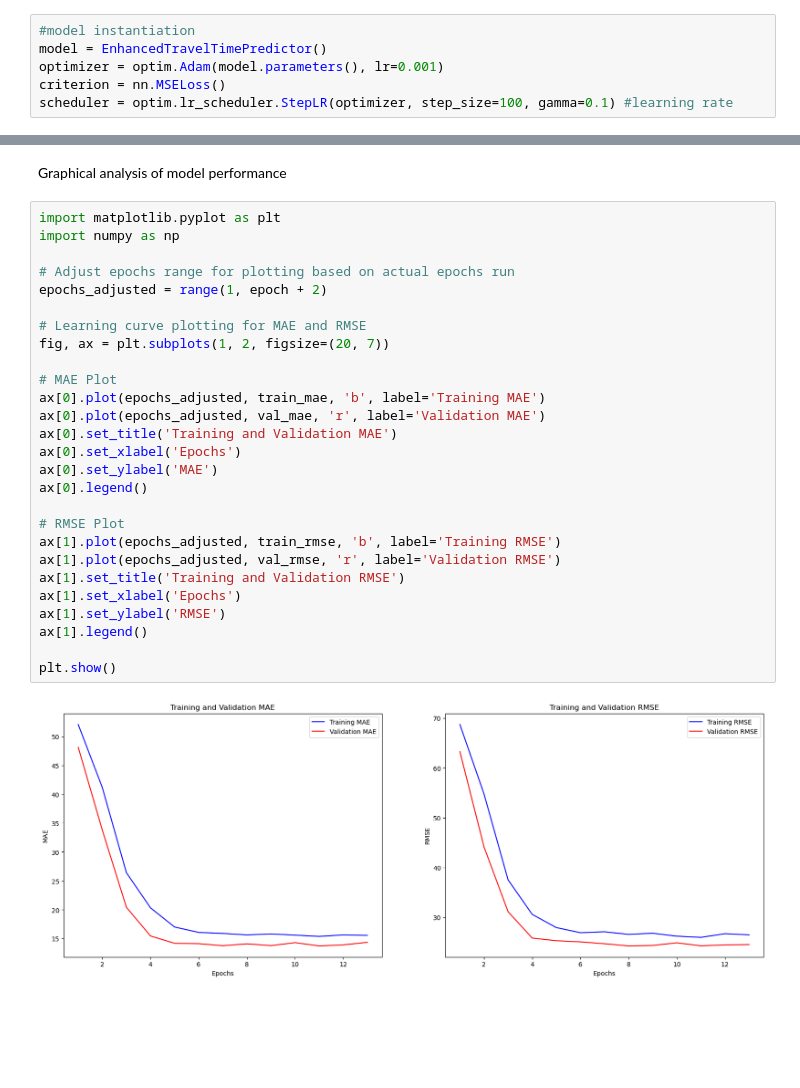
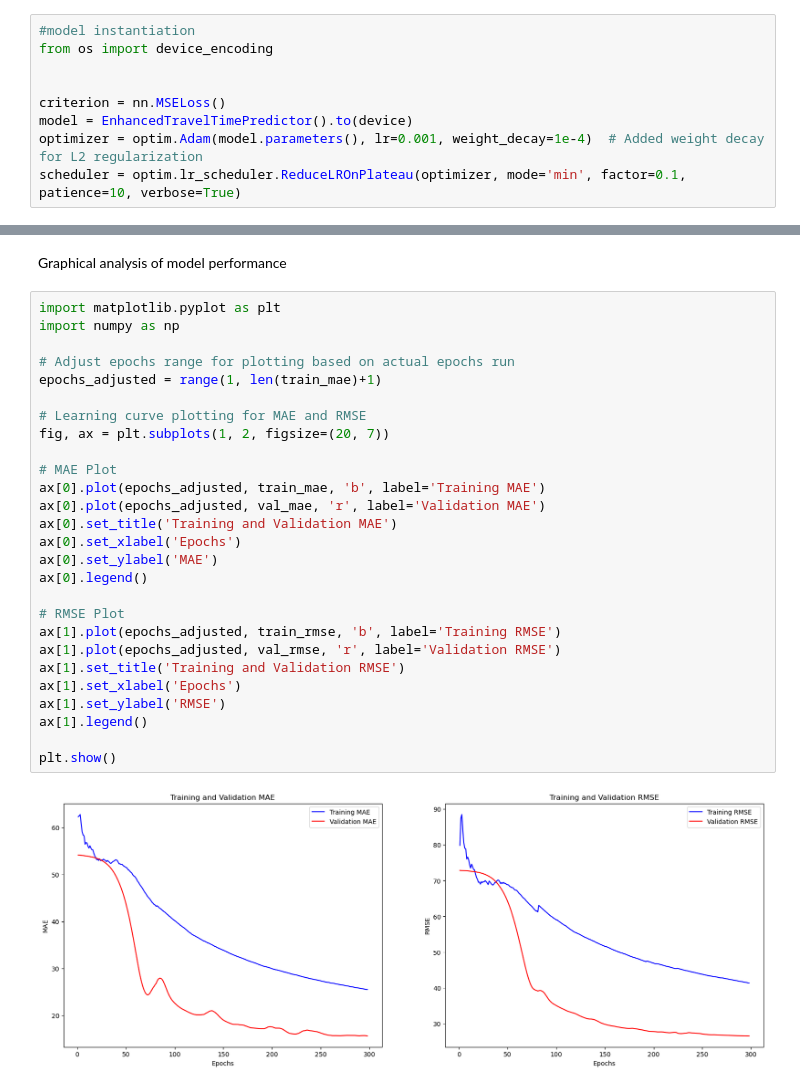
Before and after one commit to kasidis-manasurangkul/time_travel_prediction_model, a Jupyter notebook: model2nana.ipynb, the cells around one changed output, grey strips where cells are left out. Drawn from its saved outputs; the diff is of its cells as text; blank space fills up the shorter version.

Commit message:
add new model

```diff
--- a/model2nana.ipynb
+++ b/model2nana.ipynb
@@ -134,9 +140,12 @@ class EnhancedTravelTimePredictor(nn.Module):
 # %%
 #model instantiation
-model = EnhancedTravelTimePredictor()
-optimizer = optim.Adam(model.parameters(), lr=0.001)
+from os import device_encoding
+
+
 criterion = nn.MSELoss()
-scheduler = optim.lr_scheduler.StepLR(optimizer, step_size=100, gamma=0.1) #learning rate
+model = EnhancedTravelTimePredictor().to(device)
+optimizer = optim.Adam(model.parameters(), lr=0.001, weight_decay=1e-4)  # Added weight decay for L2 regularization
+scheduler = optim.lr_scheduler.ReduceLROnPlateau(optimizer, mode='min', factor=0.1, patience=10, verbose=True)
 # %%
 #checkpoint saving
 model_path = './model_checkpoints'
@@ -295,29 +304,29 @@ Graphical analysis of model performance
 # %%
 import matplotlib.pyplot as plt
 import numpy as np
 
 # Adjust epochs range for plotting based on actual epochs run
-epochs_adjusted = range(1, epoch + 2)
+epochs_adjusted = range(1, len(train_mae)+1)
 
 # Learning curve plotting for MAE and RMSE
 fig, ax = plt.subplots(1, 2, figsize=(20, 7))
 
 # MAE Plot
 ax[0].plot(epochs_adjusted, train_mae, 'b', label='Training MAE')
 ax[0].plot(epochs_adjusted, val_mae, 'r', label='Validation MAE')
 ax[0].set_title('Training and Validation MAE')
 ax[0].set_xlabel('Epochs')
 ax[0].set_ylabel('MAE')
 ax[0].legend()
 
 # RMSE Plot
 ax[1].plot(epochs_adjusted, train_rmse, 'b', label='Training RMSE')
 ax[1].plot(epochs_adjusted, val_rmse, 'r', label='Validation RMSE')
 ax[1].set_title('Training and Validation RMSE')
 ax[1].set_xlabel('Epochs')
 ax[1].set_ylabel('RMSE')
 ax[1].legend()
 
 plt.show()
 # %% [output]
-[figure, old version]
+[figure, new version]
```
Also changed, not shown: parts of 5 cells of this notebook, 1 other file.
